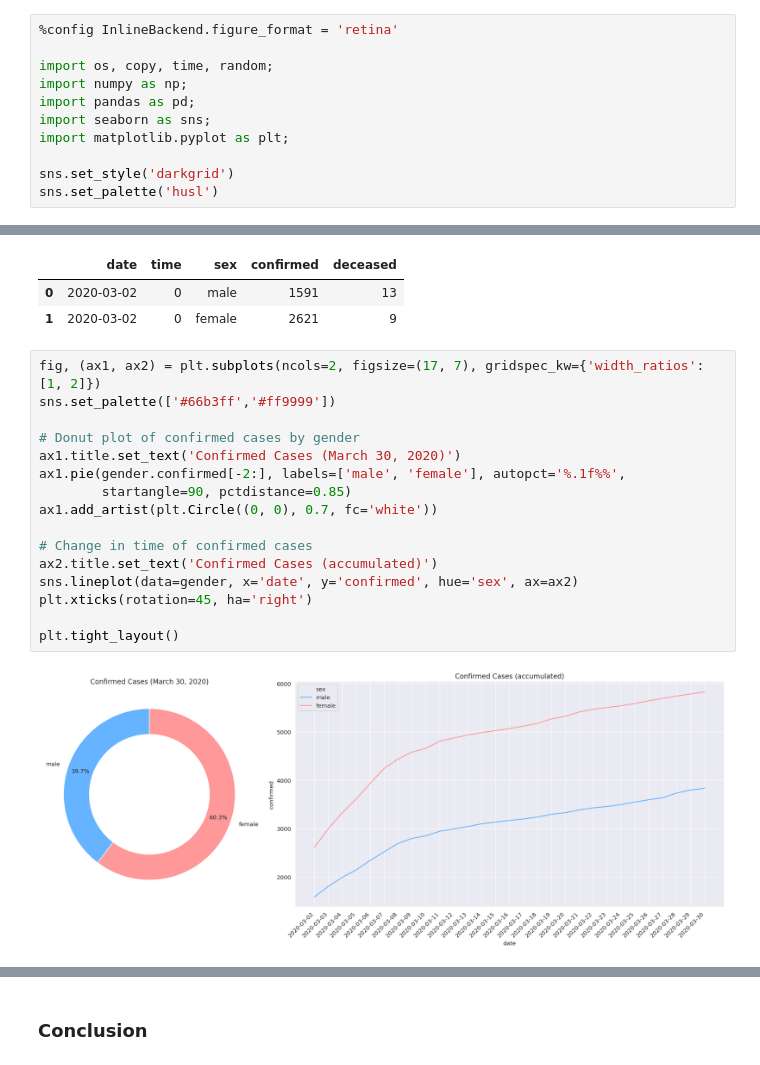
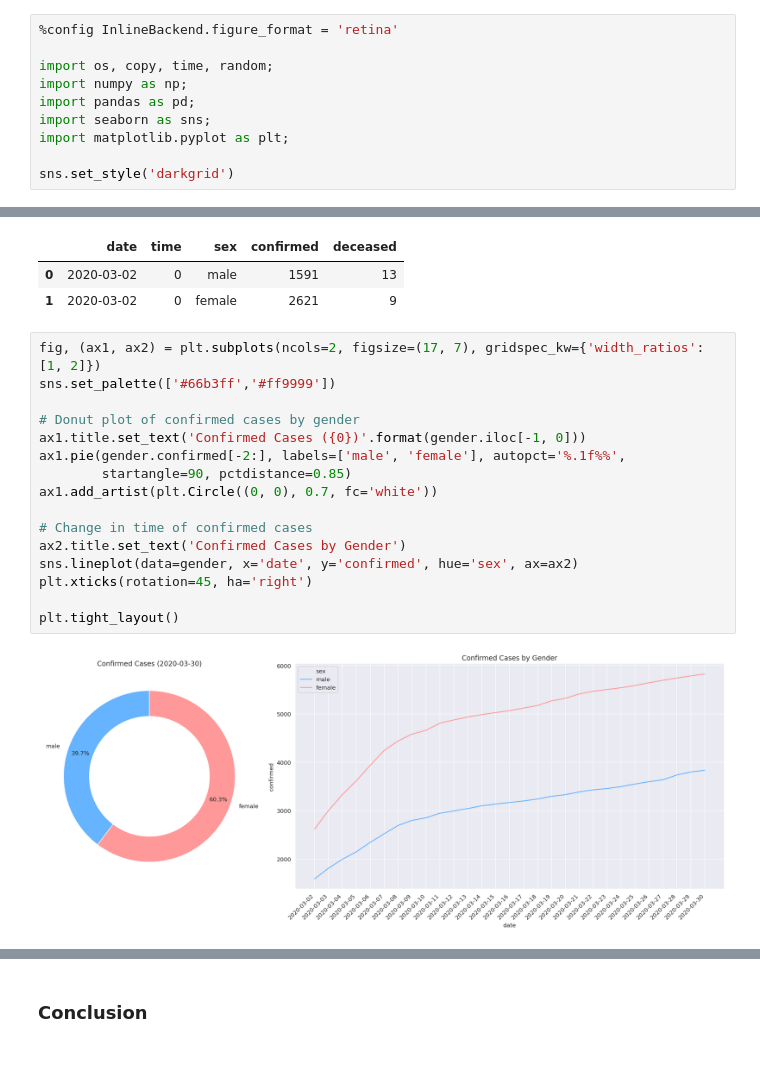
Before and after one commit to hwuiwon/covid-19-analysis-kr, a Jupyter notebook: Covid-19-in-South-Korea.ipynb, the cells around one changed output, grey strips where cells are left out. Cells and saved outputs as stored; diff of their text form.

```diff
--- a/Covid-19-in-South-Korea.ipynb
+++ b/Covid-19-in-South-Korea.ipynb
@@ -36,4 +36,3 @@ import seaborn as sns;
 import matplotlib.pyplot as plt;
 
 sns.set_style('darkgrid')
-sns.set_palette('husl')
@@ -50,19 +76,19 @@ gender.head(2)
 # %%
 fig, (ax1, ax2) = plt.subplots(ncols=2, figsize=(17, 7), gridspec_kw={'width_ratios': [1, 2]})
 sns.set_palette(['#66b3ff','#ff9999'])
 
 # Donut plot of confirmed cases by gender
-ax1.title.set_text('Confirmed Cases (March 30, 2020)')
+ax1.title.set_text('Confirmed Cases ({0})'.format(gender.iloc[-1, 0]))
 ax1.pie(gender.confirmed[-2:], labels=['male', 'female'], autopct='%.1f%%',
         startangle=90, pctdistance=0.85)
 ax1.add_artist(plt.Circle((0, 0), 0.7, fc='white'))
 
 # Change in time of confirmed cases
-ax2.title.set_text('Confirmed Cases (accumulated)')
+ax2.title.set_text('Confirmed Cases by Gender')
 sns.lineplot(data=gender, x='date', y='confirmed', hue='sex', ax=ax2)
 plt.xticks(rotation=45, ha='right')
 
 plt.tight_layout()
 # %% [output]
-[figure, old version]
+[figure, new version]
 # %%
```
Also changed, not shown: parts of 17 cells of this notebook.
